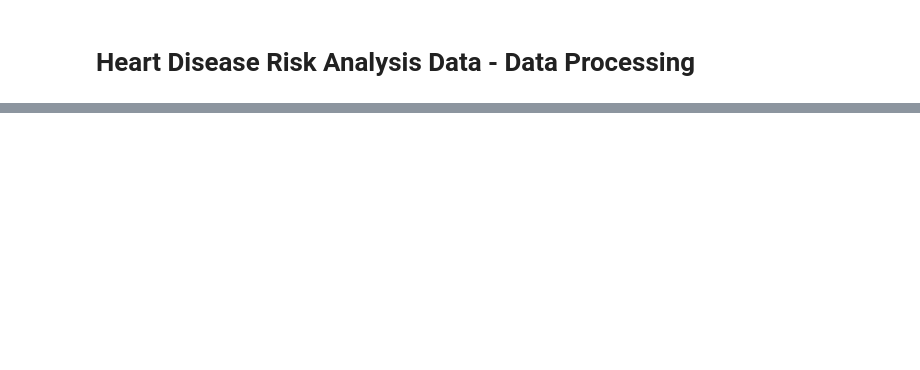
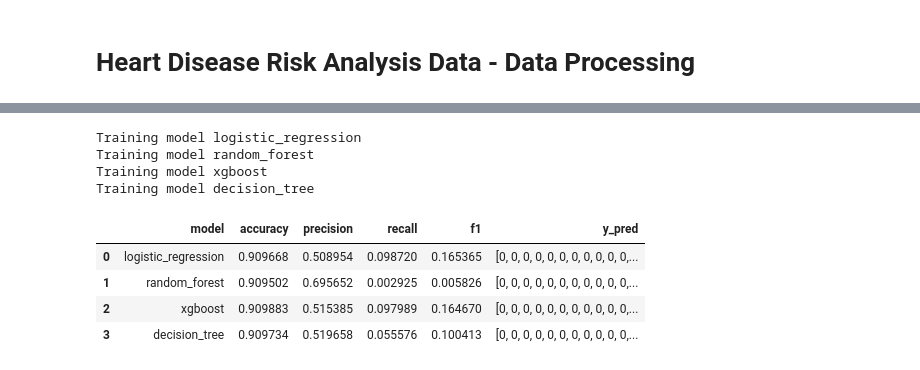
Before and after one commit to ozkary/machine-learning-engineering, a Jupyter notebook: projects/heart-disease-risk/data-modeling.ipynb, the cells around one changed output, grey strips where cells are left out. Drawn from its saved outputs; the diff is of its cells as text; code cells hidden in the pictures; blank space fills up the shorter version.

```diff
--- a/projects/heart-disease-risk/data-modeling.ipynb
+++ b/projects/heart-disease-risk/data-modeling.ipynb
@@ -106,0 +49,8 @@ for threshold in thresholds:
+# %%
+# Process the features
+
+# set the target feature
+target = 'heartdisease'
+
+train_data = HeartDiseaseTrainData(df, target)
+cat_features, num_features = train_data.process_features()
@@ -106,0 +61,7 @@ for threshold in thresholds:
+# %%
+# split the data in train/val/test sets
+# use 60%/20%/20% distribution with seed 1
+# use stratified sampling to ensure the distribution of the target feature is the same in all sets
+X_train, X_val, y_train, y_val, X_test, y_test = train_data.split_data(test_size=0.2, random_state=42)
+
+print(X_val.head())
@@ -106,0 +93,18 @@ for threshold in thresholds:
+# %%
+# Train the model
+model_factory.train(X_train_std, y_train)
+# %% [output]
+Training model logistic_regression
+Training model random_forest
+Training model xgboost
+Training model decision_tree
+# %%
+# Evaluate the model
+df_metrics = model_factory.evaluate(X_val_std, y_val)
+df_metrics.head()
+# %% [output]
+|  | model | accuracy | precision | recall | f1 | y_pred |
+| 0 | logistic_regression | 0.909668 | 0.508954 | 0.098720 | 0.165365 | [0, 0, 0, 0, 0, 0, 0, 0, 0, 0, 0,... |
+| 1 | random_forest | 0.909502 | 0.695652 | 0.002925 | 0.005826 | [0, 0, 0, 0, 0, 0, 0, 0, 0, 0, 0,... |
+| 2 | xgboost | 0.909883 | 0.515385 | 0.097989 | 0.164670 | [0, 0, 0, 0, 0, 0, 0, 0, 0, 0, 0,... |
+| 3 | decision_tree | 0.909734 | 0.519658 | 0.055576 | 0.100413 | [0, 0, 0, 0, 0, 0, 0, 0, 0, 0, 0,... |
```
Also changed, not shown: parts of 14 cells of this notebook, 7 other files.
